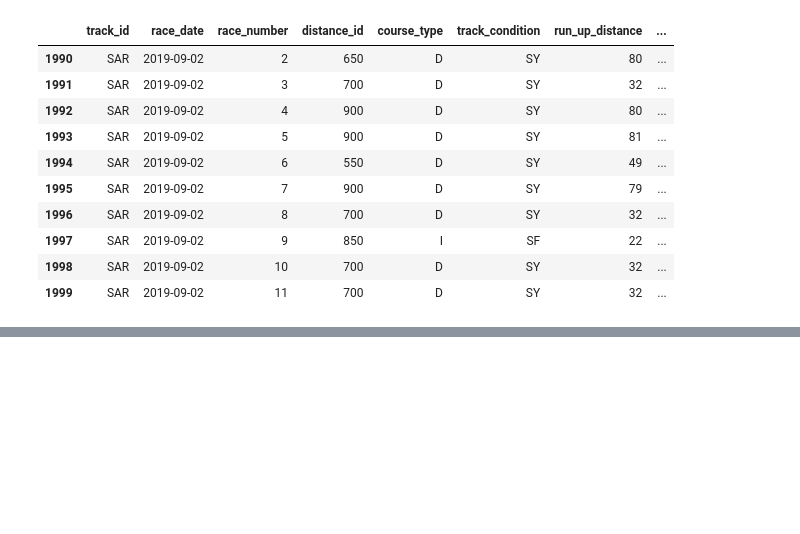
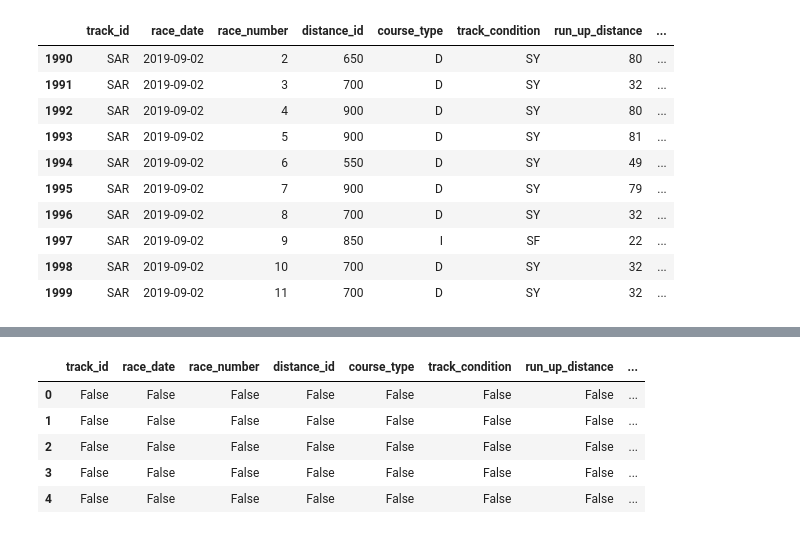
Before and after one commit to coja56/Race_Analysis, a Jupyter notebook: Race_analysis.ipynb, the cells around one changed output, grey strips where cells are left out. Cells and saved outputs as stored; diff of their text form; code cells hidden in the pictures; blank space fills up the shorter version.

```diff
--- a/Race_analysis.ipynb
+++ b/Race_analysis.ipynb
@@ -41,0 +58,11 @@ df.tail(10)
+# %%
+# looking for missing values
+missing_data =  df.isnull()
+missing_data.head(5)
+# %% [output]
+|  | track_id | race_date | race_number | distance_id | course_type | track_condition | run_up_distance | ... |
+| 0 | False | False | False | False | False | False | False | ... |
+| 1 | False | False | False | False | False | False | False | ... |
+| 2 | False | False | False | False | False | False | False | ... |
+| 3 | False | False | False | False | False | False | False | ... |
+| 4 | False | False | False | False | False | False | False | ... |
```
Also changed, not shown: parts of 10 cells of this notebook.
